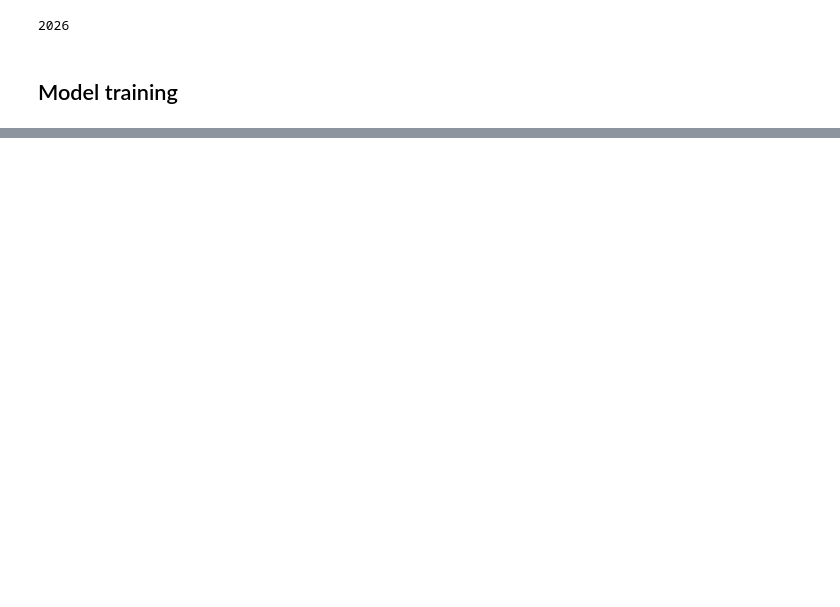
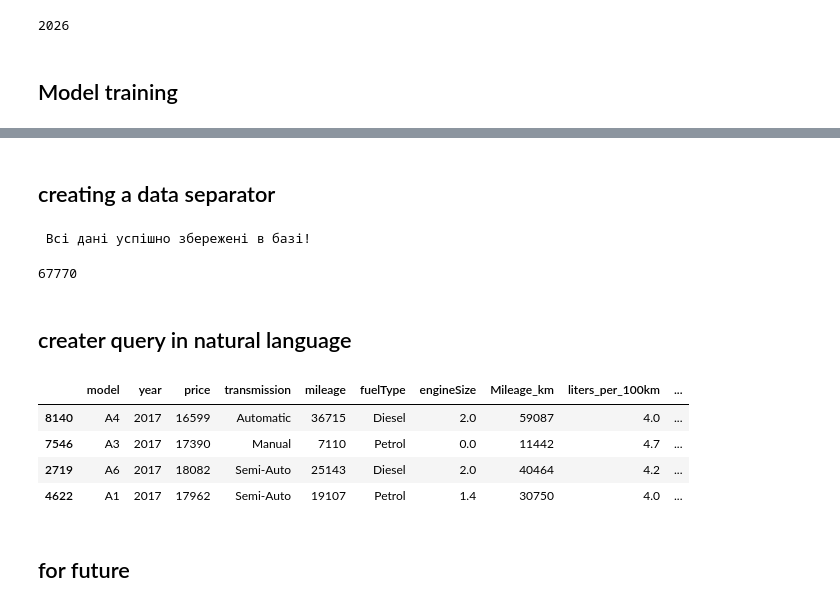
Before and after one commit to romanshypka11-maker/car-predict-price-project, a Jupyter notebook: cars_predict.ipynb, the cells around one changed output, grey strips where cells are left out. Drawn from its saved outputs; the diff is of its cells as text; code cells hidden in the pictures; blank space fills up the shorter version.

```diff
--- a/cars_predict.ipynb
+++ b/cars_predict.ipynb
@@ -205,0 +190,12 @@ Name: price, Length: 140, dtype: float64
+# %%
+def create_car_description(row):
+    return(f"Used Car: {row['Brand']} {row['model']}. "
+        f"Year: {int(row['year'])} ({int(row['age_car'])} years old). "
+        f"Price: ${int(row['price'])}. "
+        f"Transmission: {row['transmission']}. "
+        f"Engine: {row['engineSize']} liters. "
+        f"Mileage: {int(row['Mileage_km'])} km. "
+        f"Fuel Consumption: {row['liters_per_100km']} L/100km. "
+        f"Price Class Score: {row['Class avto']}.")
+
+df_clear_iqr["text_for_embedding"] = df_clear_iqr.apply(create_car_description,axis=1)
@@ -205,0 +204,10 @@ Name: price, Length: 140, dtype: float64
+# %%
+chroma_client = chromadb.PersistentClient(path= r"C:\Users\Roman Shypka\chroma_db")
+collection = chroma_client.get_collection(name="cars_collection")
+
+
+model_transformer = SentenceTransformer("all-MiniLM-L6-v2")
+
+sentences = df_clear_iqr["text_for_embedding"].tolist()
+
+embeddings = model_transformer.encode(sentences,show_progress_bar=True)
@@ -205,0 +216,45 @@ Name: price, Length: 140, dtype: float64
+# %% [markdown]
+## creating a data separator
+# %%
+batch_size = 5000
+
+for i in range(0, len(sentences), batch_size):
+    batch_sentences = sentences[i : i + batch_size]
+    batch_embeddings = embeddings[i : i + batch_size].tolist()
+    batch_ids = [str(idx) for idx in df_clear_iqr.index[i : i + batch_size]]
+    batch_metadata= cars_metadata[i : i + batch_size]
+
+    collection.upsert(
+    embeddings=batch_embeddings,
+    documents=batch_sentences,
+    ids = batch_ids,
+    metadatas= batch_metadata)
+print(" Всі дані успішно збережені в базі!")
+# %% [output]
+ Всі дані успішно збережені в базі!
+# %%
+collection.count()
+# %% [output]
+67770
+# %% [markdown]
+## creater query in natural language
+# %%
+my_query = "audi"
+
+query_embedding = model_transformer.encode([my_query]).tolist()
+
+result = collection.query(query_embeddings=query_embedding,n_results=500)
+ids = [int(id) for id in result["ids"][0]]
+
+# creating a filter for car uniqueness
+found_car = df_clear_iqr.loc[ids]
+unique_car = found_car.drop_duplicates(subset=["model"],keep = "first")
+unique_car
+# %% [output]
+|  | model | year | price | transmission | mileage | fuelType | engineSize | Mileage_km | liters_per_100km | ... |
+| 8140 | A4 | 2017 | 16599 | Automatic | 36715 | Diesel | 2.0 | 59087 | 4.0 | ... |
+| 7546 | A3 | 2017 | 17390 | Manual | 7110 | Petrol | 0.0 | 11442 | 4.7 | ... |
+| 2719 | A6 | 2017 | 18082 | Semi-Auto | 25143 | Diesel | 2.0 | 40464 | 4.2 | ... |
+| 4622 | A1 | 2017 | 17962 | Semi-Auto | 19107 | Petrol | 1.4 | 30750 | 4.0 | ... |
+# %% [markdown]
+## for future
```
Also changed, not shown: parts of 14 cells of this notebook.
